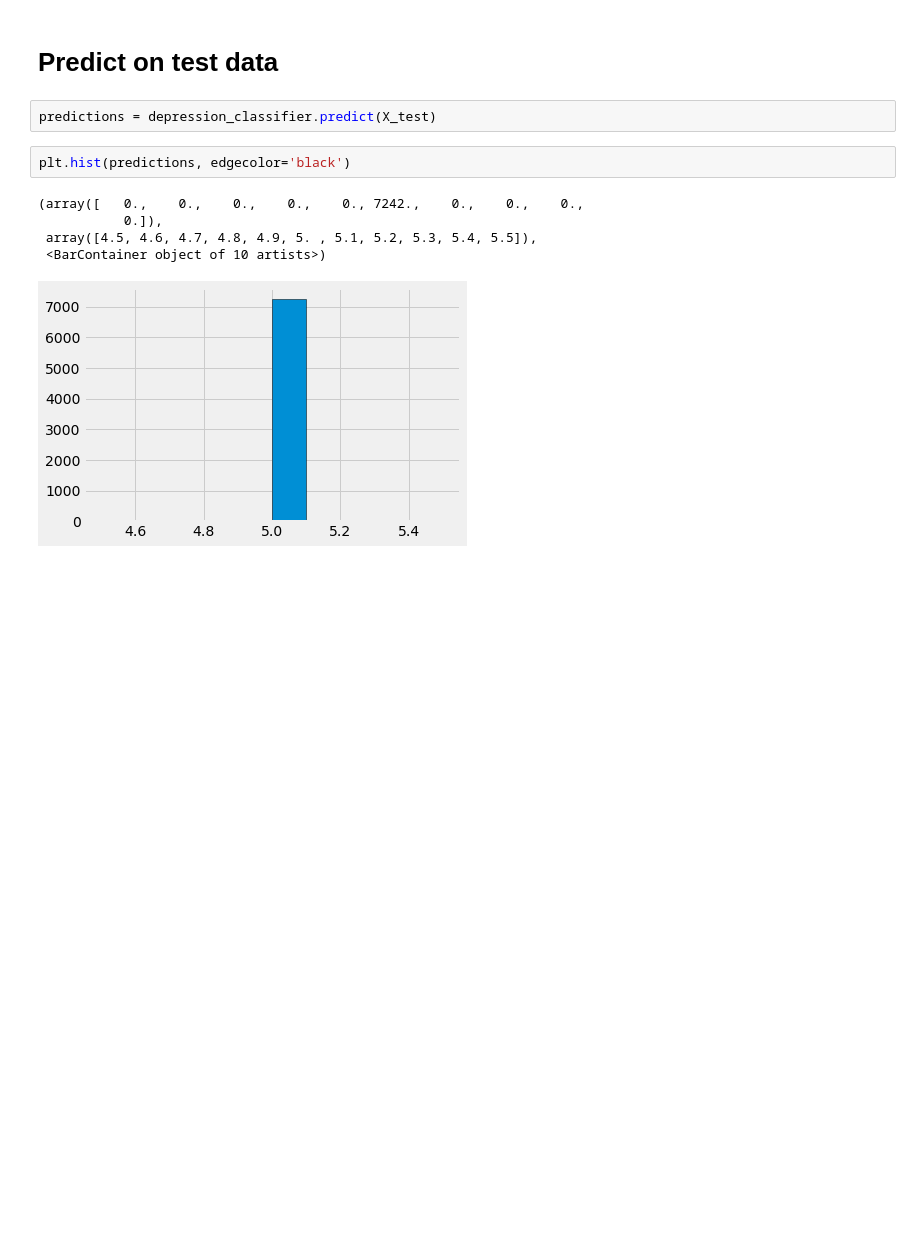
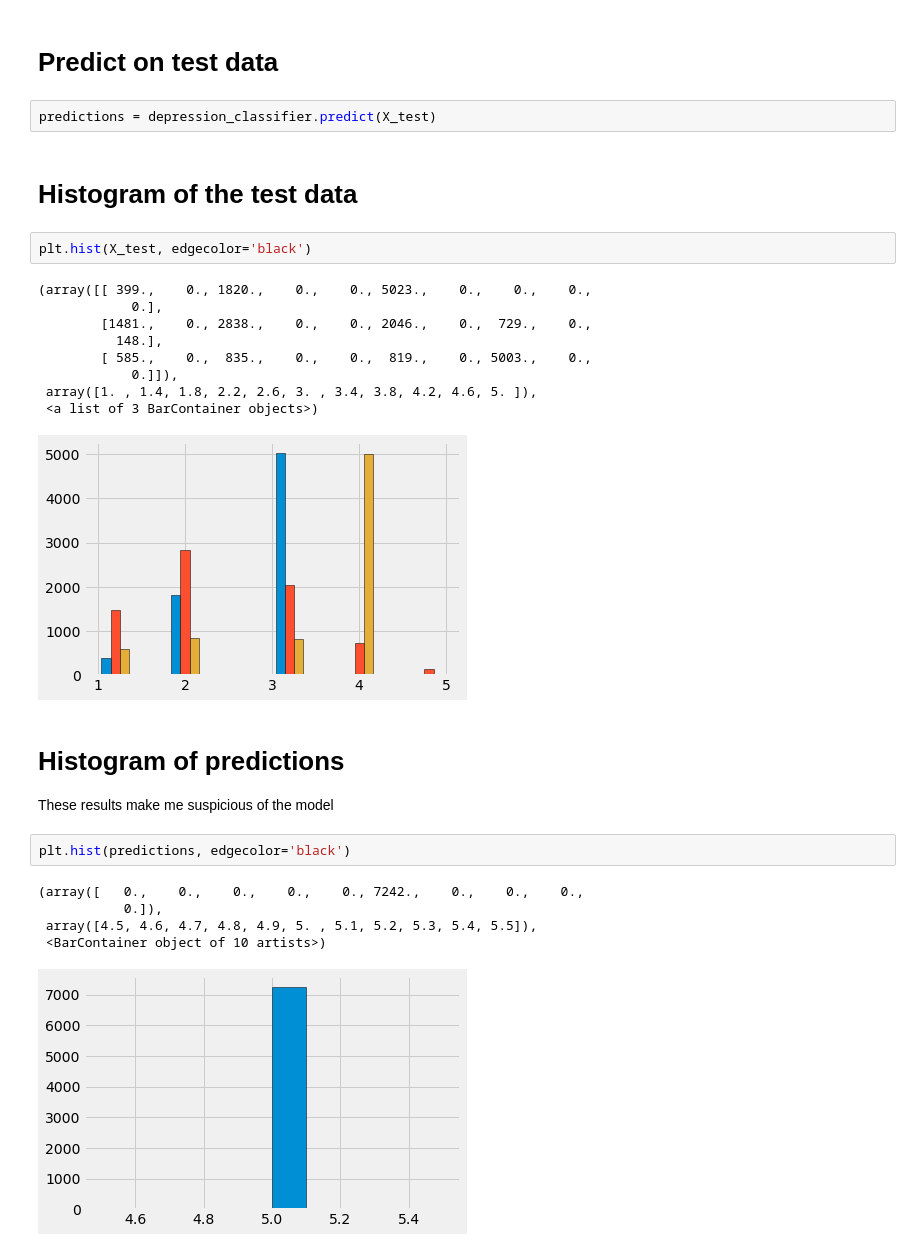
Before and after one commit to danlagos/ANA500-Week-3, a Jupyter notebook: Lagos_Week_3.ipynb, the cells around one changed output. Saved outputs shown, nothing was run; the diff lists cells and outputs as text; blank space fills up the shorter version.

Commit message:
added code to help disgnose my model.  I don't think it produced a godo model.  This is my first step in figuring out what is wrong.

```diff
--- a/Lagos_Week_3.ipynb
+++ b/Lagos_Week_3.ipynb
@@ -458,6 +479,24 @@ sklearn.tree._classes.DecisionTreeClassifier
 # Predict on test data
 # %%
 predictions = depression_classifier.predict(X_test)
+# %% [markdown]
+# Histogram of the test data
+# %%
+plt.hist(X_test, edgecolor='black')
+# %% [output]
+(array([[ 399.,    0., 1820.,    0.,    0., 5023.,    0.,    0.,    0.,
+            0.],
+        [1481.,    0., 2838.,    0.,    0., 2046.,    0.,  729.,    0.,
+          148.],
+        [ 585.,    0.,  835.,    0.,    0.,  819.,    0., 5003.,    0.,
+            0.]]),
+ array([1. , 1.4, 1.8, 2.2, 2.6, 3. , 3.4, 3.8, 4.2, 4.6, 5. ]),
+ <a list of 3 BarContainer objects>)
+[figure, added]
+# %% [markdown]
+# Histogram of predictions
+
+These results make me suspicious of the model
 # %%
 plt.hist(predictions, edgecolor='black')
 # %% [output]
```
Also changed, not shown: parts of 18 cells of this notebook.
